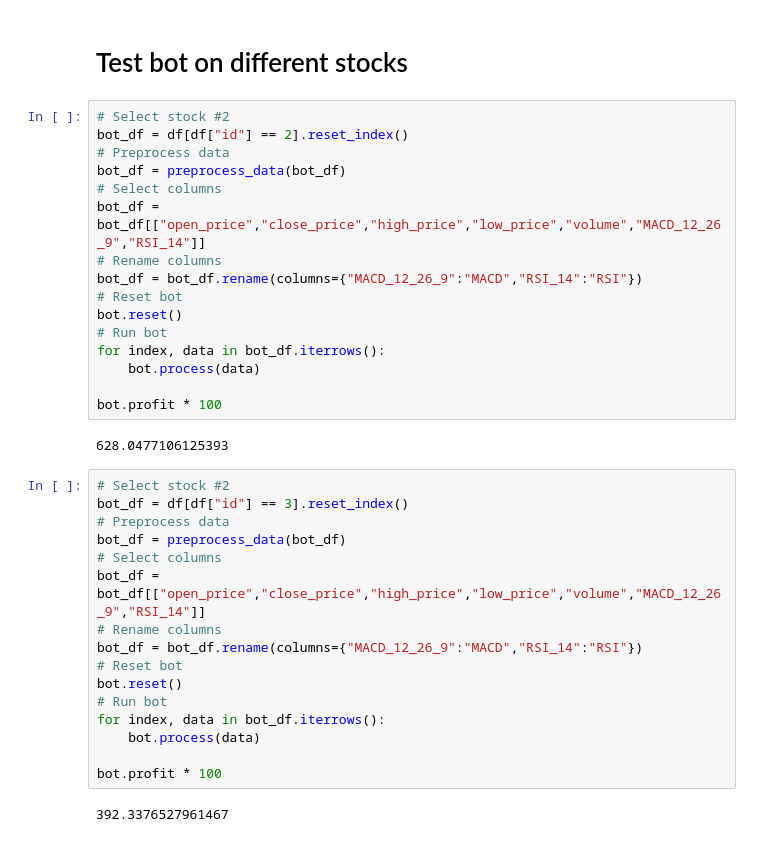
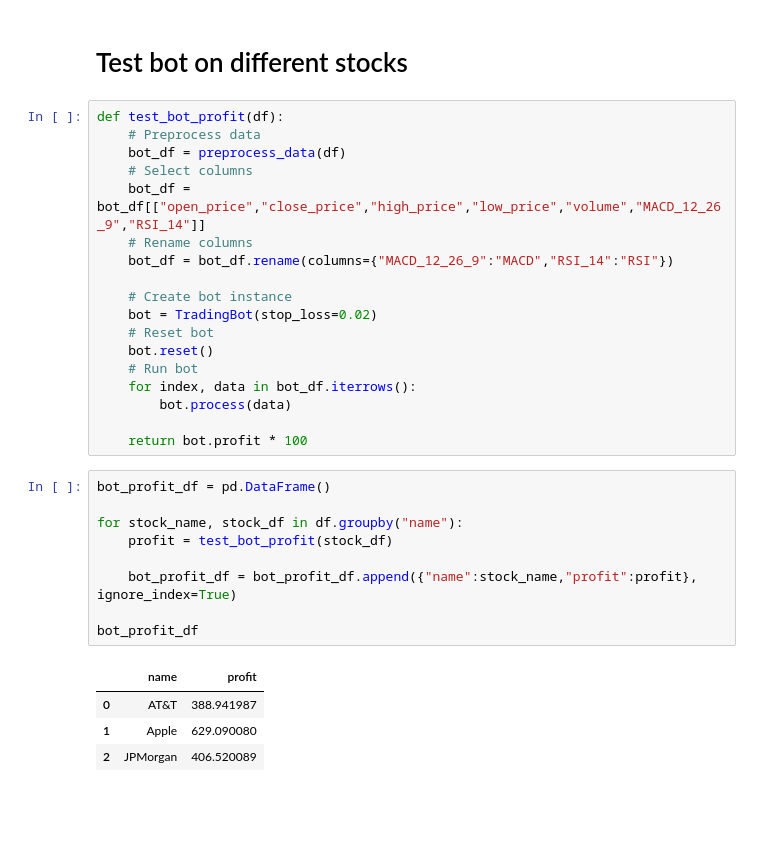
Before and after one commit to crabio/tinkoff-invest-bot, a Jupyter notebook: candles_analyzer/analyze.ipynb, the cells around one changed output. Cells and saved outputs as stored; diff of their text form; blank space fills up the shorter version.

Commit message:
Add test bot profit

```diff
--- a/candles_analyzer/analyze.ipynb
+++ b/candles_analyzer/analyze.ipynb
@@ -162,38 +162,34 @@ bot.profit * 100
 # %% [markdown]
 # Test bot on different stocks
 # %%
-# Select stock #2
-bot_df = df[df["id"] == 2].reset_index()
-# Preprocess data
-bot_df = preprocess_data(bot_df)
-# Select columns
-bot_df = bot_df[["open_price","close_price","high_price","low_price","volume","MACD_12_26_9","RSI_14"]]
-# Rename columns
-bot_df = bot_df.rename(columns={"MACD_12_26_9":"MACD","RSI_14":"RSI"})
-# Reset bot
-bot.reset()
-# Run bot
-for index, data in bot_df.iterrows():
-    bot.process(data)
+def test_bot_profit(df):
+    # Preprocess data
+    bot_df = preprocess_data(df)
+    # Select columns
+    bot_df = bot_df[["open_price","close_price","high_price","low_price","volume","MACD_12_26_9","RSI_14"]]
+    # Rename columns
+    bot_df = bot_df.rename(columns={"MACD_12_26_9":"MACD","RSI_14":"RSI"})
 
-bot.profit * 100
+    # Create bot instance
+    bot = TradingBot(stop_loss=0.02)
+    # Reset bot
+    bot.reset()
+    # Run bot
+    for index, data in bot_df.iterrows():
+        bot.process(data)
+
+    return bot.profit * 100
-# %% [output]
-628.0477106125393
-# %%
-# Select stock #2
-bot_df = df[df["id"] == 3].reset_index()
-# Preprocess data
-bot_df = preprocess_data(bot_df)
-# Select columns
-bot_df = bot_df[["open_price","close_price","high_price","low_price","volume","MACD_12_26_9","RSI_14"]]
-# Rename columns
-bot_df = bot_df.rename(columns={"MACD_12_26_9":"MACD","RSI_14":"RSI"})
-# Reset bot
-bot.reset()
-# Run bot
-for index, data in bot_df.iterrows():
-    bot.process(data)
-
-bot.profit * 100
-# %% [output]
-392.3376527961467
+# %%
+bot_profit_df = pd.DataFrame()
+
+for stock_name, stock_df in df.groupby("name"):
+    profit = test_bot_profit(stock_df)
+
+    bot_profit_df = bot_profit_df.append({"name":stock_name,"profit":profit}, ignore_index=True)
+
+bot_profit_df
+# %% [output]
+|  | name | profit |
+| 0 | AT&T | 388.941987 |
+| 1 | Apple | 629.090080 |
+| 2 | JPMorgan | 406.520089 |
```
Also changed, not shown: parts of 1 cell of this notebook, 2 other files.
